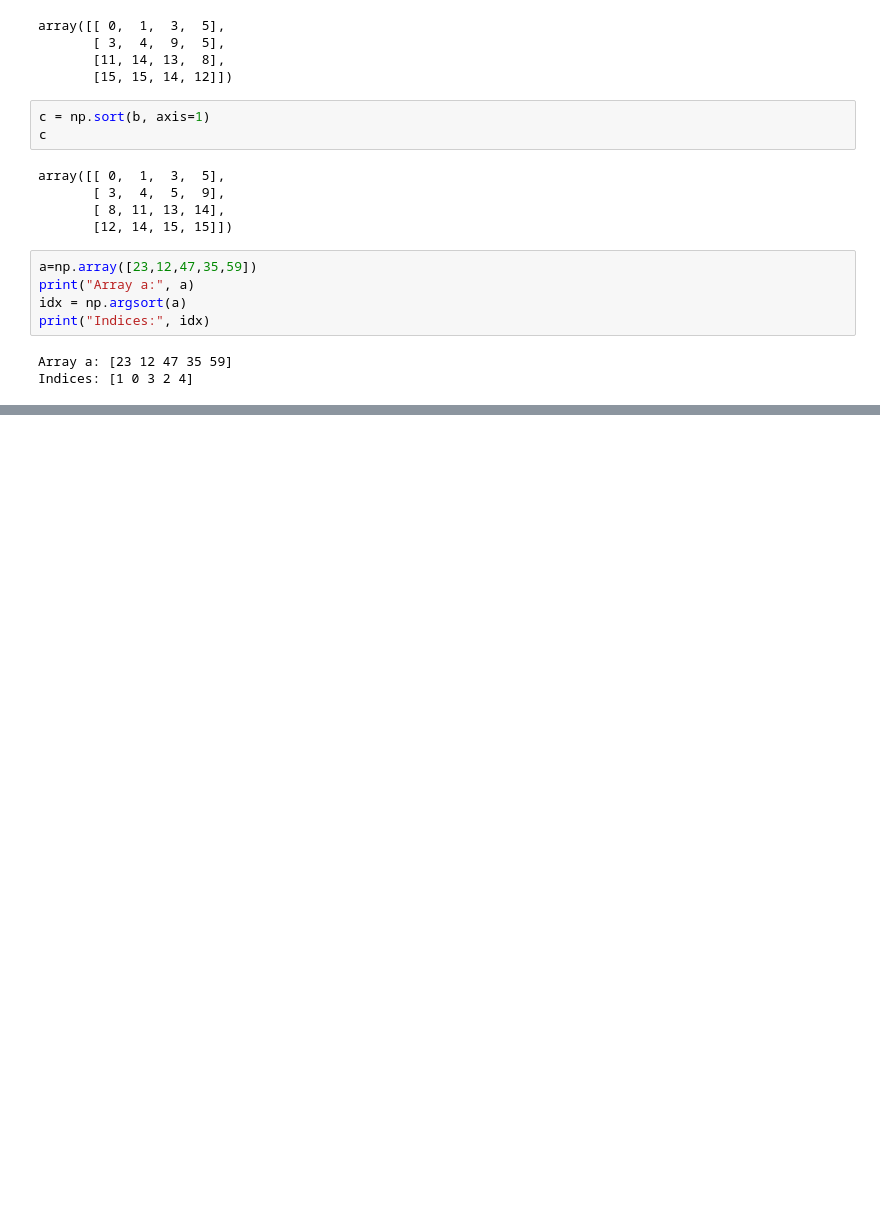
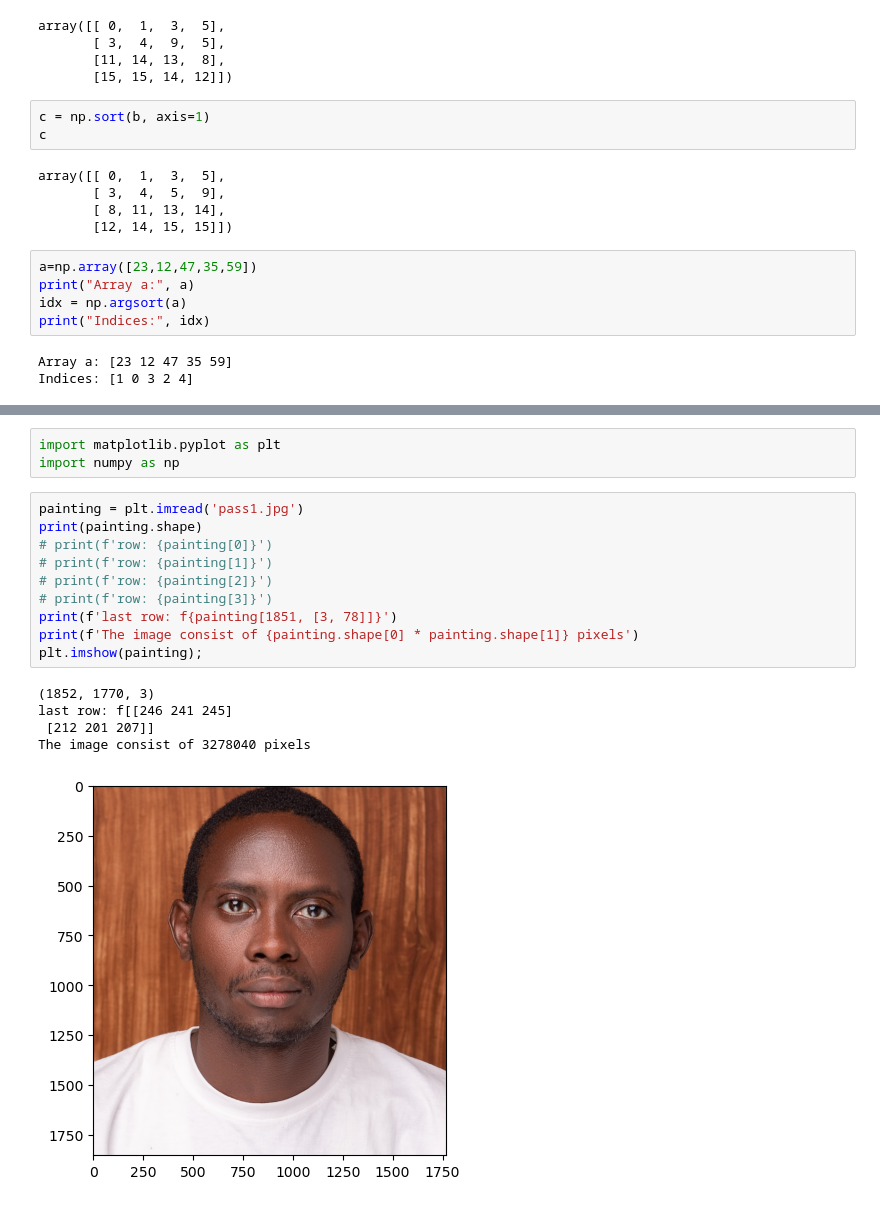
Before and after one commit to rabobahago/python_projects, a Jupyter notebook: scientific_programming_with_python/numpy/practice.ipynb, the cells around one changed output, grey strips where cells are left out. Saved outputs shown, nothing was run; the diff lists cells and outputs as text; blank space fills up the shorter version.

Commit message:
image pixels as numpy array added

```diff
--- a/scientific_programming_with_python/numpy/practice.ipynb
+++ b/scientific_programming_with_python/numpy/practice.ipynb
@@ -728,0 +786,19 @@ Indices: [1 0 3 2 4]
+# %%
+import matplotlib.pyplot as plt
+import numpy as np
+# %%
+painting = plt.imread('pass1.jpg')
+print(painting.shape)
+# print(f'row: {painting[0]}')
+# print(f'row: {painting[1]}')
+# print(f'row: {painting[2]}')
+# print(f'row: {painting[3]}')
+print(f'last row: f{painting[1851, [3, 78]]}')
+print(f'The image consist of {painting.shape[0] * painting.shape[1]} pixels')
+plt.imshow(painting);
+# %% [output]
+(1852, 1770, 3)
+last row: f[[246 241 245]
+ [212 201 207]]
+The image consist of 3278040 pixels
+[figure, added]
```
Also changed, not shown: parts of 11 cells of this notebook, 1 other file.
